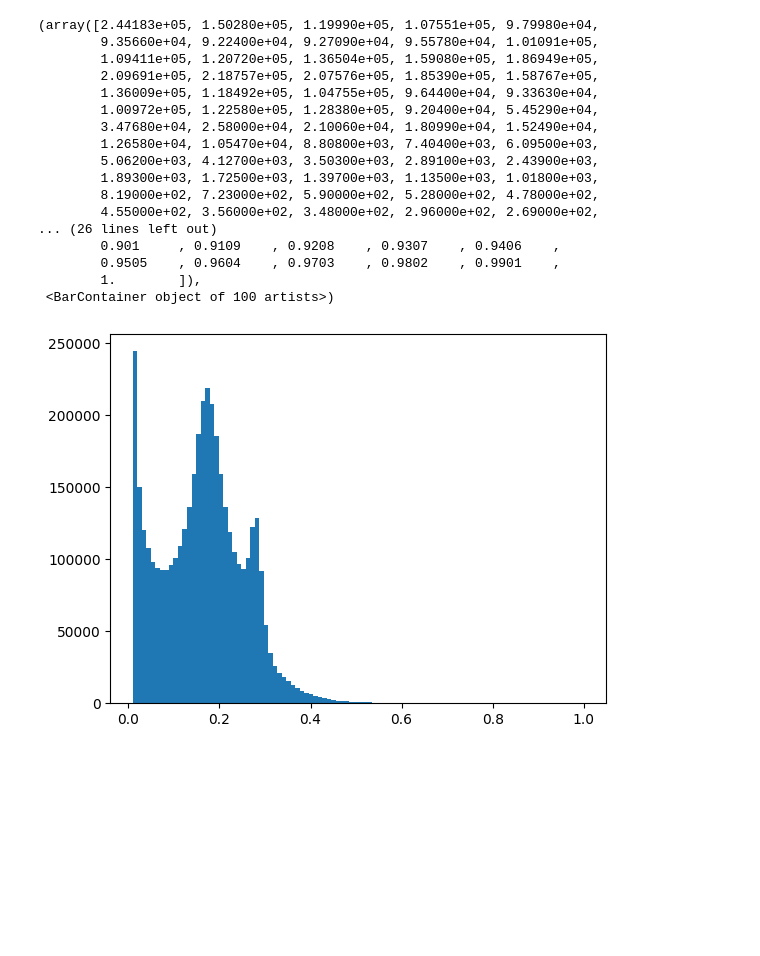
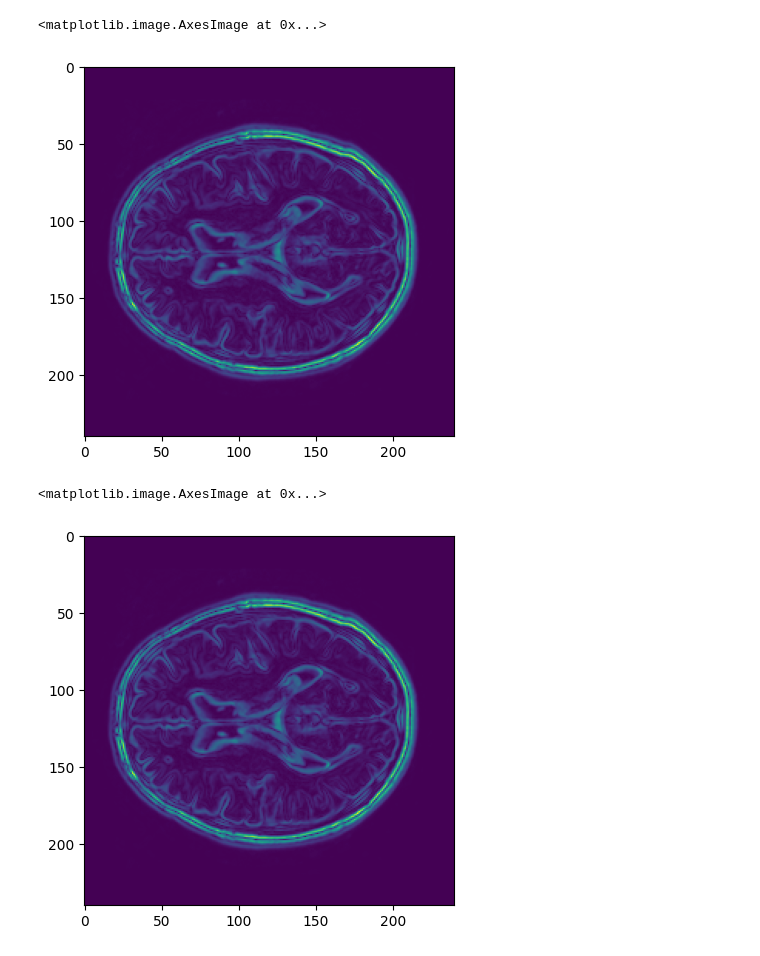
Before and after one commit to josegabjimenez/proyecto-procesamiento-imagenes, a Jupyter notebook: notebooks/border-detection/finite-differences.ipynb, the cells around one changed output. Saved outputs shown, nothing was run; the diff lists cells and outputs as text; code cells hidden in the pictures; blank space fills up the shorter version.

```diff
--- a/notebooks/border-detection/finite-differences.ipynb
+++ b/notebooks/border-detection/finite-differences.ipynb
@@ -33,21 +7,38 @@ image_data_rescaled = (image_data - min_value) / (max_value - min_value)
-# %%
-plt.hist(image_data_rescaled[image_data_rescaled>0.01].flatten(), 100)
-# %% [output]
-(array([2.44183e+05, 1.50280e+05, 1.19990e+05, 1.07551e+05, 9.79980e+04,
-        9.35660e+04, 9.22400e+04, 9.27090e+04, 9.55780e+04, 1.01091e+05,
-        1.09411e+05, 1.20720e+05, 1.36504e+05, 1.59080e+05, 1.86949e+05,
-        2.09691e+05, 2.18757e+05, 2.07576e+05, 1.85390e+05, 1.58767e+05,
-        1.36009e+05, 1.18492e+05, 1.04755e+05, 9.64400e+04, 9.33630e+04,
-        1.00972e+05, 1.22580e+05, 1.28380e+05, 9.20400e+04, 5.45290e+04,
-        3.47680e+04, 2.58000e+04, 2.10060e+04, 1.80990e+04, 1.52490e+04,
-        1.26580e+04, 1.05470e+04, 8.80800e+03, 7.40400e+03, 6.09500e+03,
-        5.06200e+03, 4.12700e+03, 3.50300e+03, 2.89100e+03, 2.43900e+03,
-        1.89300e+03, 1.72500e+03, 1.39700e+03, 1.13500e+03, 1.01800e+03,
-        8.19000e+02, 7.23000e+02, 5.90000e+02, 5.28000e+02, 4.78000e+02,
-        4.55000e+02, 3.56000e+02, 3.48000e+02, 2.96000e+02, 2.69000e+02,
-... (26 lines left out)
-        0.901     , 0.9109    , 0.9208    , 0.9307    , 0.9406    ,
-        0.9505    , 0.9604    , 0.9703    , 0.9802    , 0.9901    ,
-        1.        ]),
- <BarContainer object of 100 artists>)
-[figure, removed]
+# %%
+filtered_image_data = np.zeros_like(image_data)
+for x in range(1, image_data.shape[0]-2) :
+  for y in range(1, image_data.shape[1]-2) :
+    for z in range(1, image_data.shape[2]-2) :
+      voxel_of_interest = image_data[x, y, z]
+
+      avg = 0
+      for dx in range(-1, 1) :
+        for dy in range(-1, 1) :
+          for dz in range(-1, 1) :
+            avg = avg + image_data[x+dx, y+dy, z+dz]
+
+      filtered_image_data[x+1, y+1, z+1] = avg / 27
+# %%
+image_data = filtered_image_data
+# %%
+dfdx = np.zeros_like(image_data)
+dfdy = np.zeros_like(image_data)
+dfdz = np.zeros_like(image_data)
+for x in range(1, image_data.shape[0]-2) :
+  for y in range(1, image_data.shape[1]-2) :
+    for z in range(1, image_data.shape[2]-2) :
+      dfdx[x, y, z] = image_data[x+1, y, z]-image_data[x-1, y, z]
+      dfdy[x, y, z] = image_data[x, y+1, z]-image_data[x, y-1, z]
+      dfdz[x, y, z] = image_data[x, y, z+1]-image_data[x, y, z-1]
+# %%
+magnitude = np.sqrt(np.power(dfdx, 2) + np.power(dfdy, 2) + np.power(dfdz, 2))
+# %%
+plt.imshow(magnitude[:, :, 24])
+# %% [output]
+<matplotlib.image.AxesImage at 0x...>
+[figure, added]
+# %%
+plt.imshow(magnitude[:, :, 24])
+# %% [output]
+<matplotlib.image.AxesImage at 0x...>
+[figure, added]
```
Also changed, not shown: parts of 6 cells of this notebook.
